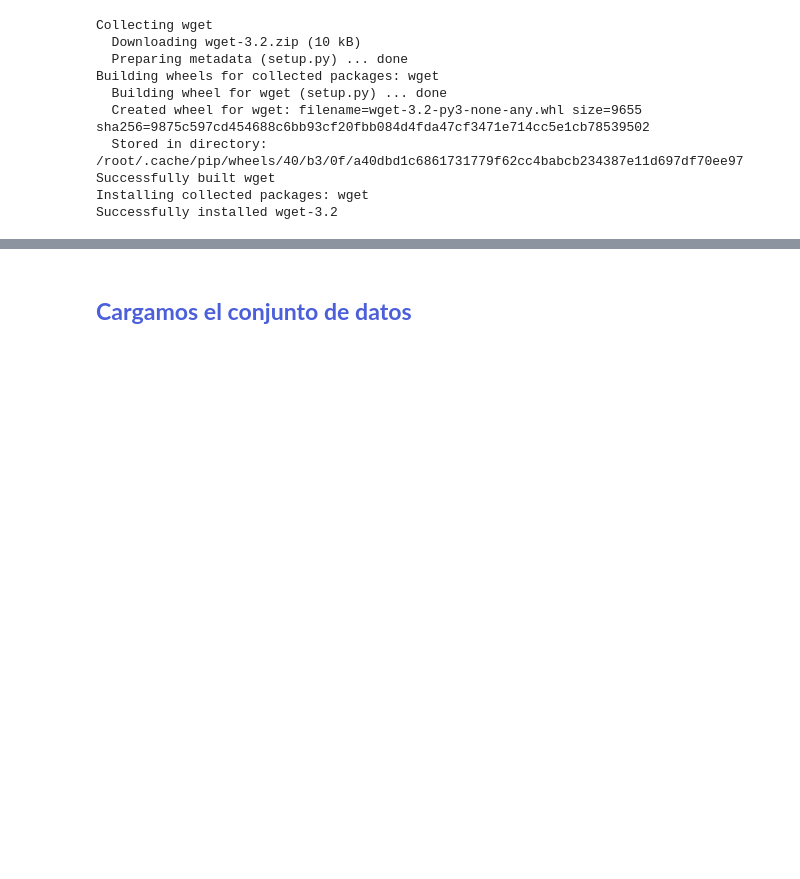
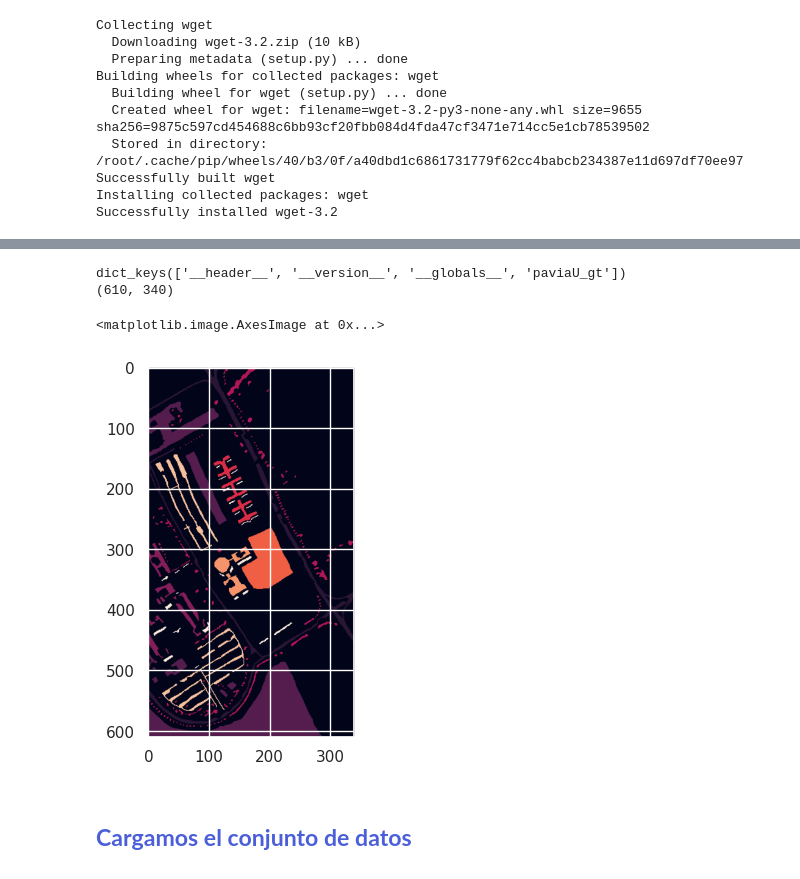
Before and after one commit to Gilberter/Hands-on-Computer-Vision, a Jupyter notebook: sesiones/sesion4/Sesion4_3_Classification.ipynb, the cells around one changed output, grey strips where cells are left out. Drawn from its saved outputs; the diff is of its cells as text; code cells hidden in the pictures; blank space fills up the shorter version.

```diff
--- a/sesiones/sesion4/Sesion4_3_Classification.ipynb
+++ b/sesiones/sesion4/Sesion4_3_Classification.ipynb
@@ -114,3 +140,14 @@ filename = 'PaviaU.mat'
+# %%
+PaviaU_gt = loadmat('PaviaU_gt.mat')
+print(PaviaU_gt.keys())
+print(PaviaU_gt['paviaU_gt'].shape)
+
+plt.imshow(PaviaU_gt['paviaU_gt'])
+# %% [output]
+dict_keys(['__header__', '__version__', '__globals__', 'paviaU_gt'])
+(610, 340)
+<matplotlib.image.AxesImage at 0x...>
+[figure, added]
 # %% [markdown]
 # <font color='#4C5FDA'><small>**Cargamos el conjunto de datos**</small></font>
 # %%
```
Also changed, not shown: parts of 19 cells of this notebook.
